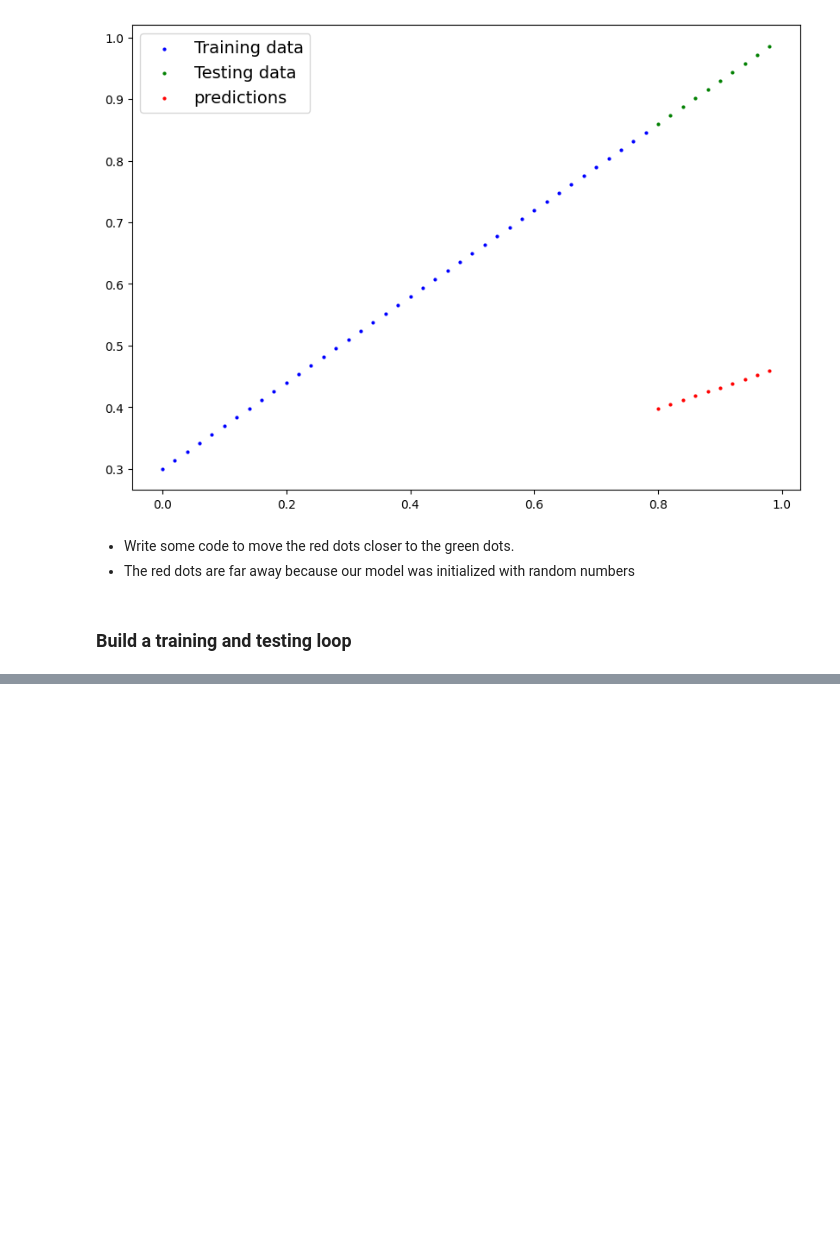
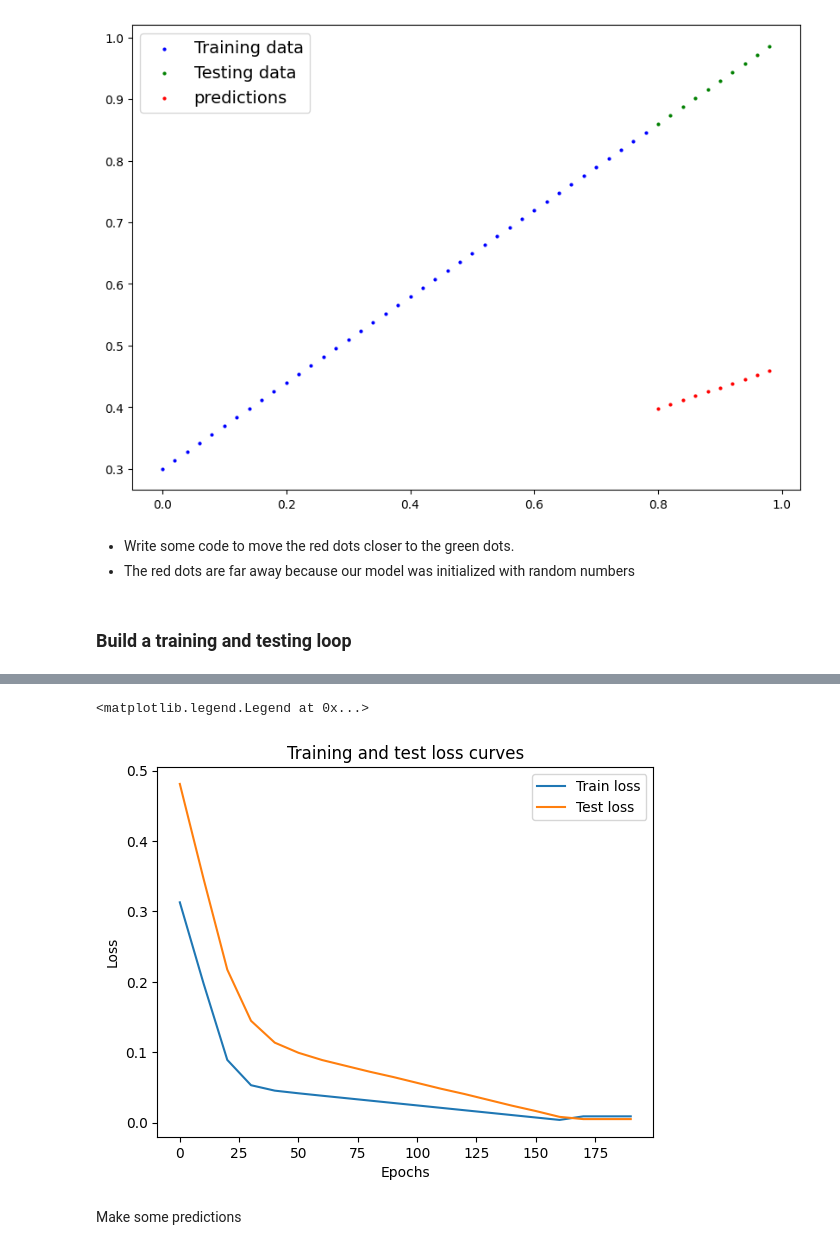
Before and after one commit to eniola-ajala/pytorch_course, a Jupyter notebook: workflow.ipynb, the cells around one changed output, grey strips where cells are left out. Drawn from its saved outputs; the diff is of its cells as text; code cells hidden in the pictures; blank space fills up the shorter version.

```diff
--- a/workflow.ipynb
+++ b/workflow.ipynb
@@ -178,7 +179,13 @@ optimizer = torch.optim.SGD(params=model.parameters(), lr = 0.01)
 ### Build a training and testing loop
 # %%
 # this is a hyperparameter becusse we set it ourself
-epochs = 1
+epochs = 200
+
+# Track values
+epoch_count = []
+loss_values = []
+test_loss_values = []
+
 ## Training
 # loop through the data
 for epoch in range(epochs):
@@ -190,6 +197,7 @@ for epoch in range(epochs):
 
     # 2. calculate the lsoo
     loss = loss_fn(y_preds, y_train)
+    print(f"loss: {loss}")
 
     # 3. optimizer zer grad
     optimizer.zero_grad()
@@ -200,4 +208,22 @@ for epoch in range(epochs):
     # 5. step the optimizer (perform gradient descebt)
     optimizer.step()
 
+
+# Testing
     model.eval()
+    with torch.inference_mode():
+        # 1 forward pass
+        test_pred = model(X_test)
+
+        # 2 calculaate loss
+        test_loss = loss_fn(test_pred, y_test)
+
+    if epoch % 10 == 0:
+        epoch_count.append(epoch)
+        loss_values.append(loss)
+        test_loss_values.append(test_loss)
+        print(f"Epoch: {epoch} | Loss: {loss} | Test_loss: {test_loss}")
+
+
+# print out model state_dict()
+        print(model.state_dict())
@@ -203,0 +250,12 @@ for epoch in range(epochs):
+# %%
+plt.plot(epoch_count, np.array(torch.tensor(loss_values).numpy()), label = 'Train loss')
+plt.plot(epoch_count, test_loss_values, label = 'Test loss')
+plt.title(f"Training and test loss curves")
+plt.ylabel("Loss")
+plt.xlabel("Epochs")
+plt.legend()
+# %% [output]
+<matplotlib.legend.Legend at 0x...>
+[figure, added]
+# %% [markdown]
+Make some predictions
```
Also changed, not shown: parts of 15 cells of this notebook, 2 other files.
